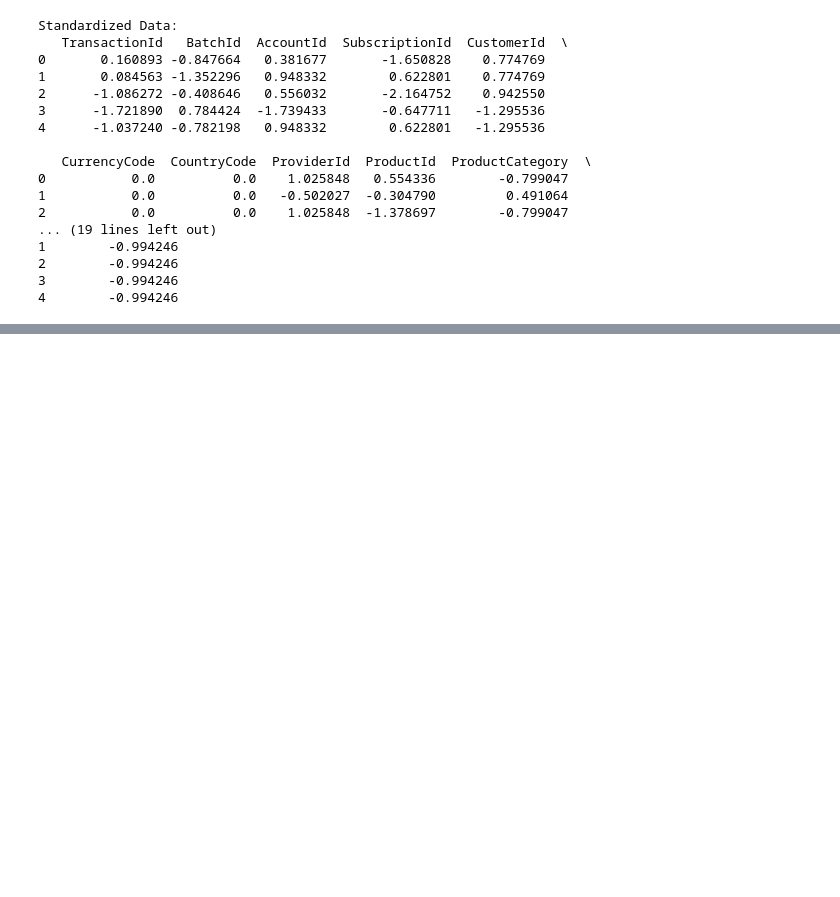
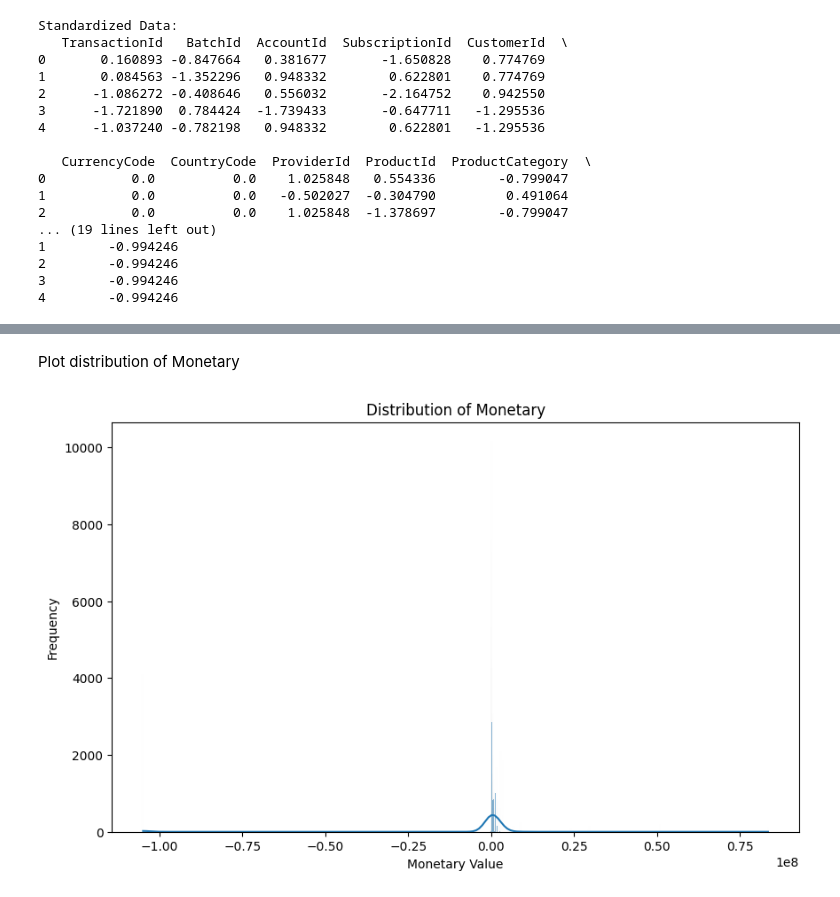
Before and after one commit to abigiyaayele/BatiBank_creditScoring, a Jupyter notebook: NoteBooks/feature_eng.ipynb, the cells around one changed output, grey strips where cells are left out. Saved outputs shown, nothing was run; the diff lists cells and outputs as text; code cells hidden in the pictures; blank space fills up the shorter version.

```diff
--- a/NoteBooks/feature_eng.ipynb
+++ b/NoteBooks/feature_eng.ipynb
@@ -284,0 +396,15 @@ Standardized Data:
+# %% [markdown]
+Plot distribution of Monetary
+# %%
+def plot_monetary_distribution(data, column='Monetary'):
+    plt.figure(figsize=(10, 6))
+    sns.histplot(data[column], kde=True)
+    plt.title('Distribution of Monetary')
+    plt.xlabel('Monetary Value')
+    plt.ylabel('Frequency')
+    plt.show()
+
+
+plot_monetary_distribution(data)
+# %% [output]
+[figure, added]
```
Also changed, not shown: parts of 28 cells of this notebook.
